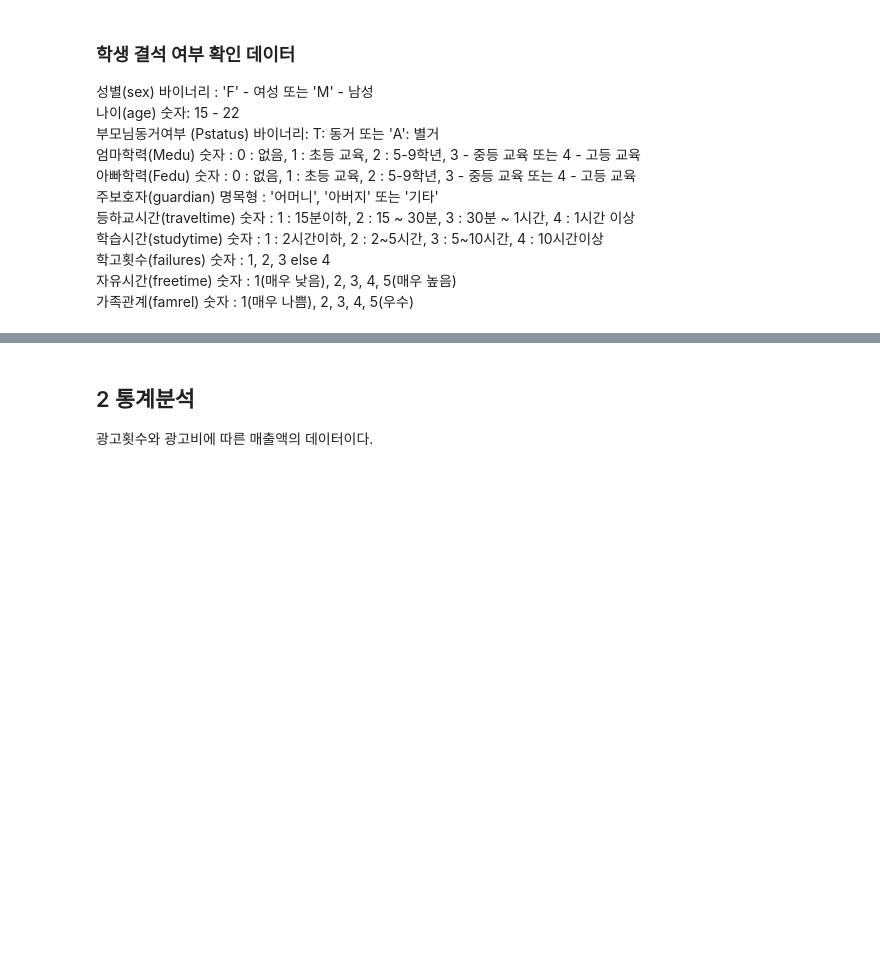
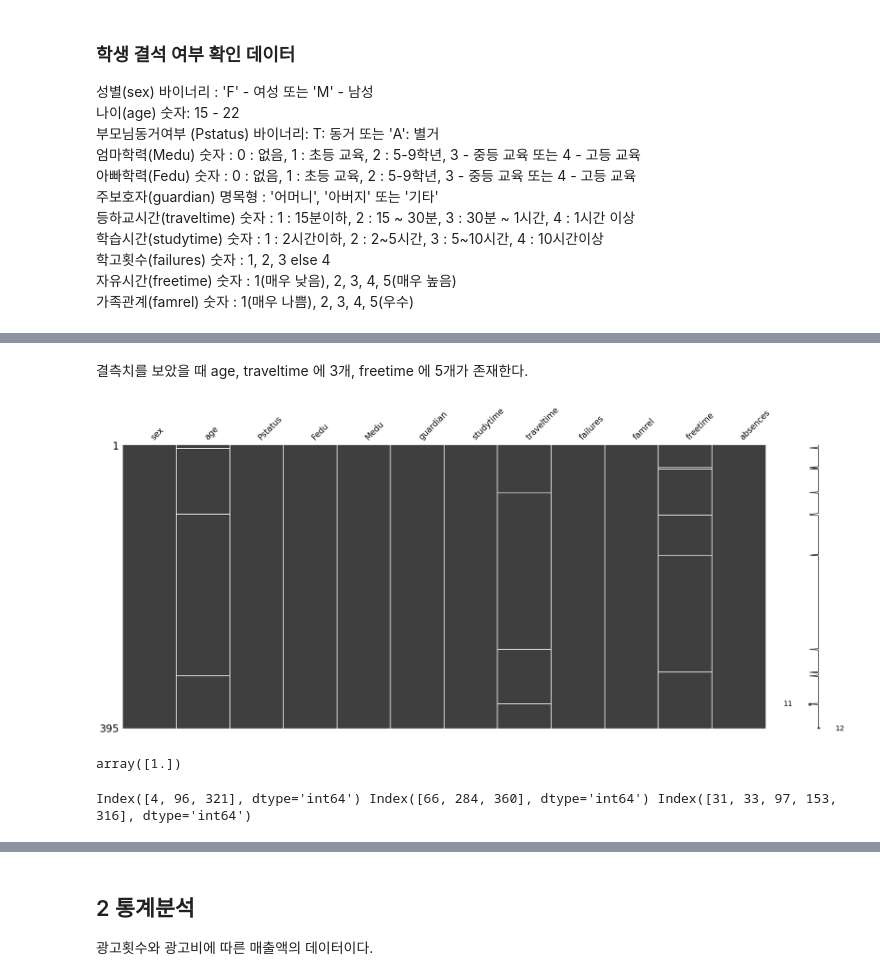
Before and after one commit to Junoflows/ADP, a Jupyter notebook: 문제/ADP_24회_기출.ipynb, the cells around one changed output, grey strips where cells are left out. Drawn from its saved outputs; the diff is of its cells as text; code cells hidden in the pictures; blank space fills up the shorter version.

```diff
--- a/문제/ADP_24회_기출.ipynb
+++ b/문제/ADP_24회_기출.ipynb
@@ -20,0 +135,29 @@
+# %% [markdown]
+결측치를 보았을 때 age, traveltime 에 3개, freetime 에 5개가 존재한다.
+# %%
+# 결측치 시각화
+import missingno as msno
+msno.matrix(df = df)
+plt.show()
+# %% [output]
+[figure, added]
+# %%
+df['traveltime'].mode().values
+# %% [output]
+array([1.])
+# %%
+# 결측치 처리
+# 결측치가 모두 같은 행에 존재한다면 결측치를 제거도 고려해보아야 한다.
+
+index1 = df[df['age'].isna()].index
+index2 = df[df['traveltime'].isna()].index
+index3 = df[df['freetime'].isna()].index
+
+print(index1, index2, index3) # 같은 행에 존재하지는 않는다. 따라서 결측치 제거보다는 대체하는 것으로 한다.
+
+# age 는 중앙값, freetime, traveltime 모두 최빈값으로 대체하자.
+df['age'] = df['age'].fillna(df['age'].median())
+df['traveltime'] = df['traveltime'].fillna(df['traveltime'].mode()[0])
+df['freetime'] = df['freetime'].fillna(df['freetime'].mode()[0])
+# %% [output]
+Index([4, 96, 321], dtype='int64') Index([66, 284, 360], dtype='int64') Index([31, 33, 97, 153, 316], dtype='int64')
```
Also changed, not shown: parts of 45 cells of this notebook, 2 other files.
